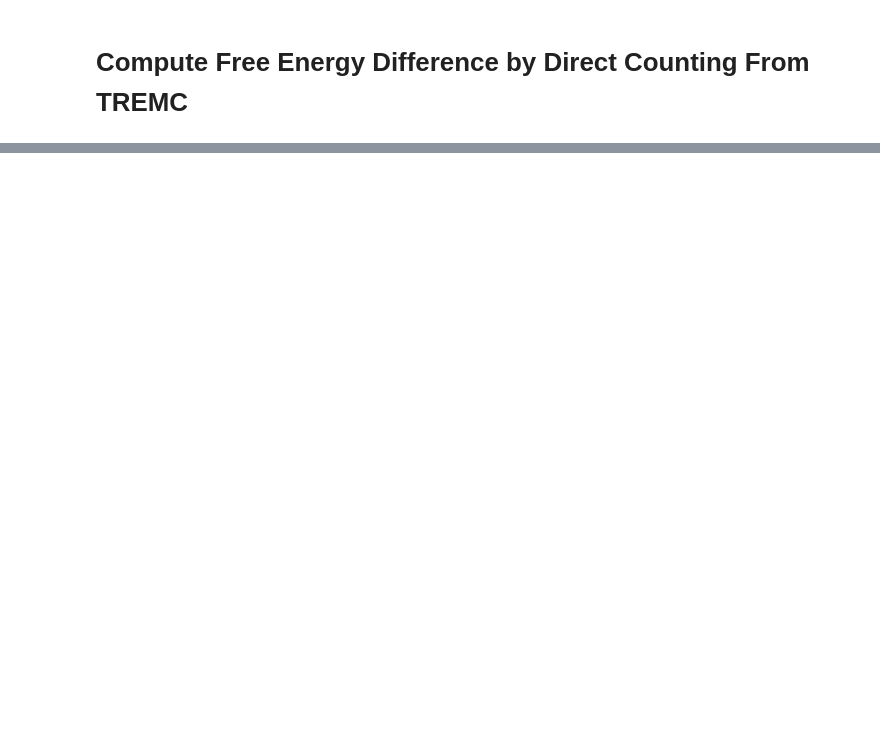
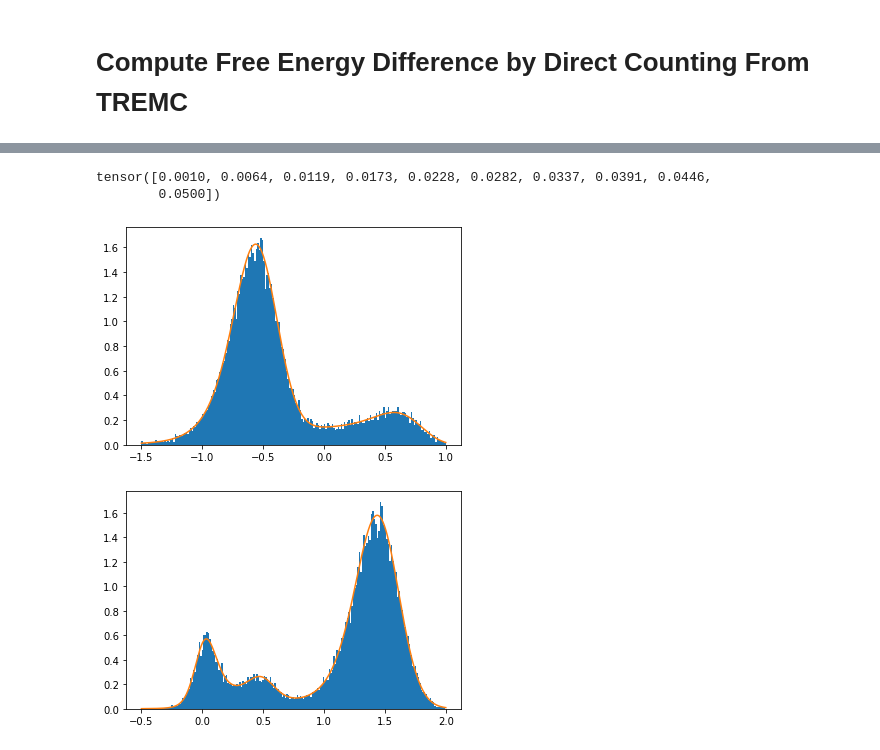
Before and after one commit to BloonCorps/IAP2022, a Jupyter notebook: my_experiments/free_energy_on_muller_potential.ipynb, the cells around one changed output, grey strips where cells are left out. Saved outputs shown, nothing was run; the diff lists cells and outputs as text; code cells hidden in the pictures; blank space fills up the shorter version.

```diff
--- a/my_experiments/free_energy_on_muller_potential.ipynb
+++ b/my_experiments/free_energy_on_muller_potential.ipynb
@@ -223,0 +268,33 @@ def p_y(y):
+# %%
+print(alphas)
+# %% [output]
+tensor([0.0010, 0.0064, 0.0119, 0.0173, 0.0228, 0.0282, 0.0337, 0.0391, 0.0446,
+        0.0500])
+# %%
+x_record = np.array(x_record)
+xp = x_record[:, 8, :]
+
+x1, x2 = xp[:,0], xp[:,1]
+
+def p_x_8(x):
+    p_x = integrate.quad(lambda y: p_x_y(x, y, beta = float(alphas[8])), -0.5, 2)
+    return p_x
+
+def p_y_8(y):
+    p_y = integrate.quad(lambda x: p_x_y(x, y, beta = float(alphas[8])), -1.5, 1)
+    return p_y
+
+plt.hist(x1, density=True, bins = 200)
+lines = np.linspace(-1.5, 1, 1000)
+x1_curve = [p_x_8(l)[0] for l in lines]
+plt.plot(lines, x1_curve)
+plt.show()
+
+plt.hist(x2, density=True, bins = 200)
+lines = np.linspace(-0.5, 2.0, 1000)
+x2_curve = [p_y_8(l)[0] for l in lines]
+plt.plot(lines, x2_curve)
+plt.show()
+# %% [output]
+[figure, added]
+[figure, added]
```
Also changed, not shown: parts of 36 cells of this notebook, 6 other files.
